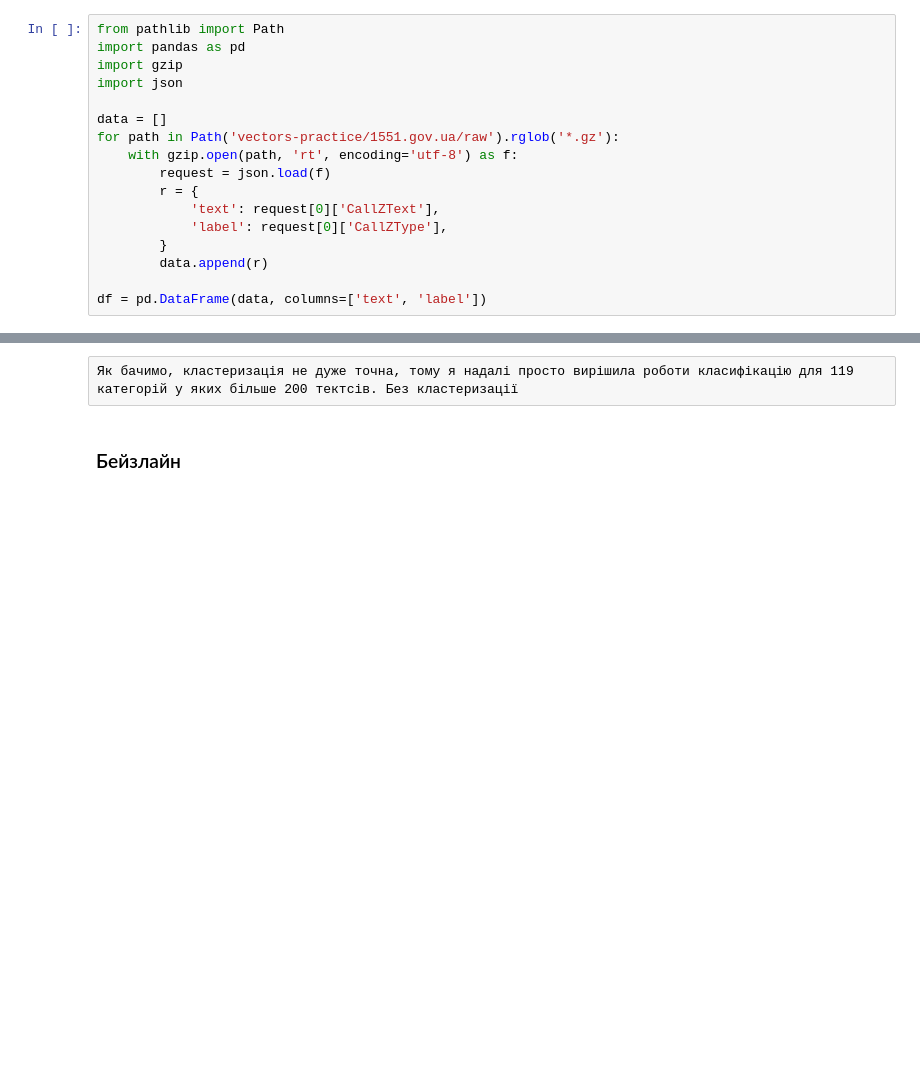
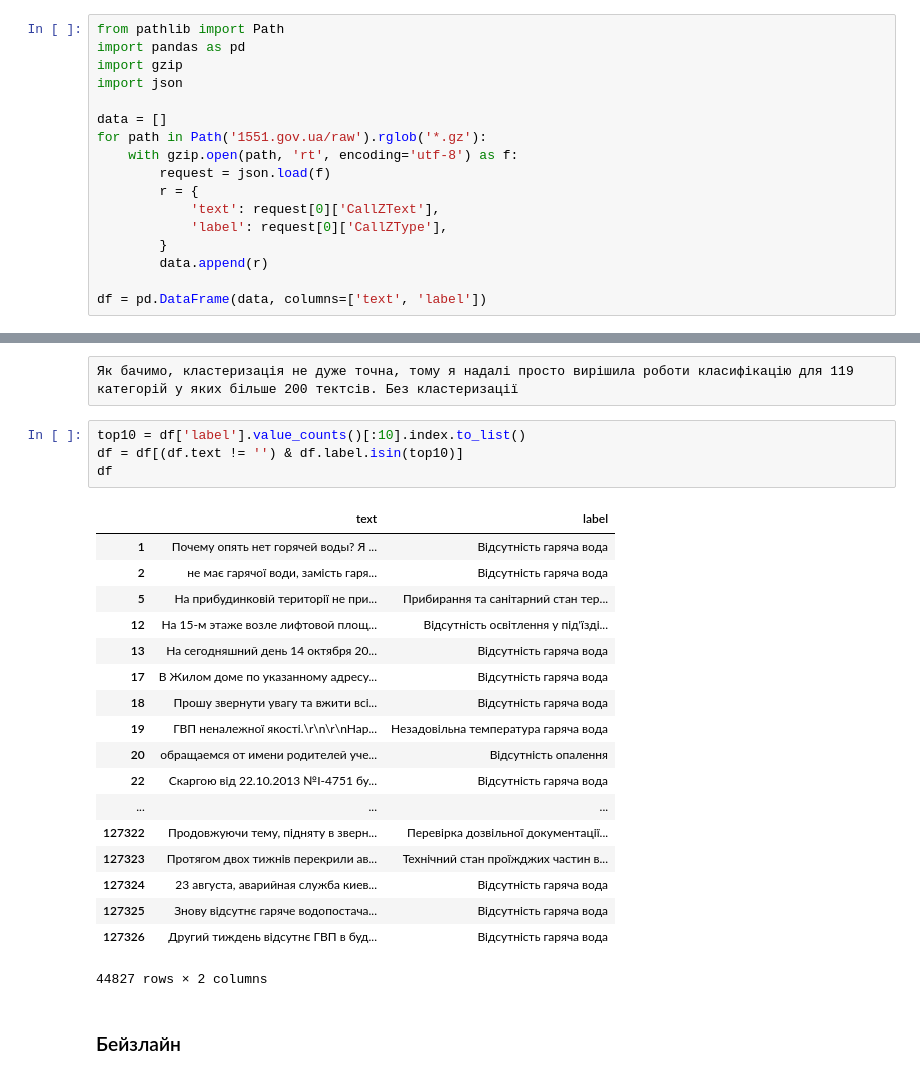
Before and after one commit to vseloved/prj-nlp-2020, a Jupyter notebook: students/Lera_Lakusta/10-vectors/10-vectors.ipynb, the cells around one changed output, grey strips where cells are left out. Cells and saved outputs as stored; diff of their text form; blank space fills up the shorter version.

Commit message:
Add solution for top 10 labels

```diff
--- a/students/Lera_Lakusta/10-vectors/10-vectors.ipynb
+++ b/students/Lera_Lakusta/10-vectors/10-vectors.ipynb
@@ -5,7 +5,7 @@ import gzip
 import json
 
 data = []
-for path in Path('vectors-practice/1551.gov.ua/raw').rglob('*.gz'):
+for path in Path('1551.gov.ua/raw').rglob('*.gz'):
     with gzip.open(path, 'rt', encoding='utf-8') as f:
         request = json.load(f)
         r = {
@@ -137,6 +137,29 @@ list(clusters.items())[10:20]
    'Утримання інформаційних дошок та  розклеювання оголошень'})]
 # %% [raw]
 Як бачимо, кластеризація не дуже точна, тому я надалі просто вирішила роботи класифікацію для 119 категорій у яких більше 200 тектсів. Без кластеризації
+# %%
+top10 = df['label'].value_counts()[:10].index.to_list()
+df = df[(df.text != '') & df.label.isin(top10)]
+df
+# %% [output]
+|  | text | label |
+| 1 | Почему опять нет горячей воды? Я ... | Відсутність гаряча вода |
+| 2 | не має гарячої води, замість гаря... | Відсутність гаряча вода |
+| 5 | На прибудинковій території не при... | Прибирання та санітарний стан тер... |
+| 12 | На 15-м этаже возле лифтовой площ... | Відсутність освітлення у під'їзді... |
+| 13 | На сегодняшний день 14 октября 20... | Відсутність гаряча вода |
+| 17 | В Жилом доме по указанному адресу... | Відсутність гаряча вода |
+| 18 | Прошу звернути увагу та вжити всі... | Відсутність гаряча вода |
+| 19 | ГВП неналежної якості.\r\n\r\nНар... | Незадовільна температура гаряча вода |
+| 20 | обращаемся от имени родителей уче... | Відсутність опалення |
+| 22 | Скаргою від 22.10.2013 №І-4751 бу... | Відсутність гаряча вода |
+| ... | ... | ... |
+| 127322 | Продовжуючи тему, підняту в зверн... | Перевірка дозвільної документації... |
+| 127323 | Протягом двох тижнів перекрили ав... | Технічний стан проїжджих частин в... |
+| 127324 | 23 августа, аварийная служба киев... | Відсутність гаряча вода |
+| 127325 | Знову відсутнє гаряче водопостача... | Відсутність гаряча вода |
+| 127326 | Другий тиждень відсутнє ГВП в буд... | Відсутність гаряча вода |
+44827 rows × 2 columns
 # %% [markdown]
 ### Бейзлайн
 # %% [raw]
```
Also changed, not shown: parts of 5 cells of this notebook, 1 other file.
